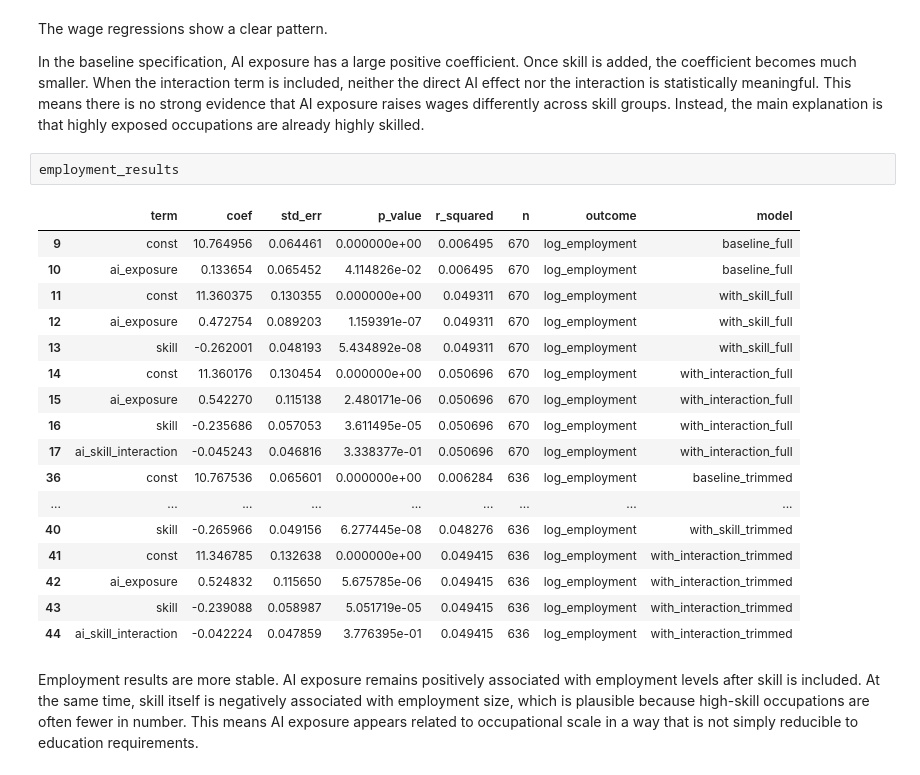
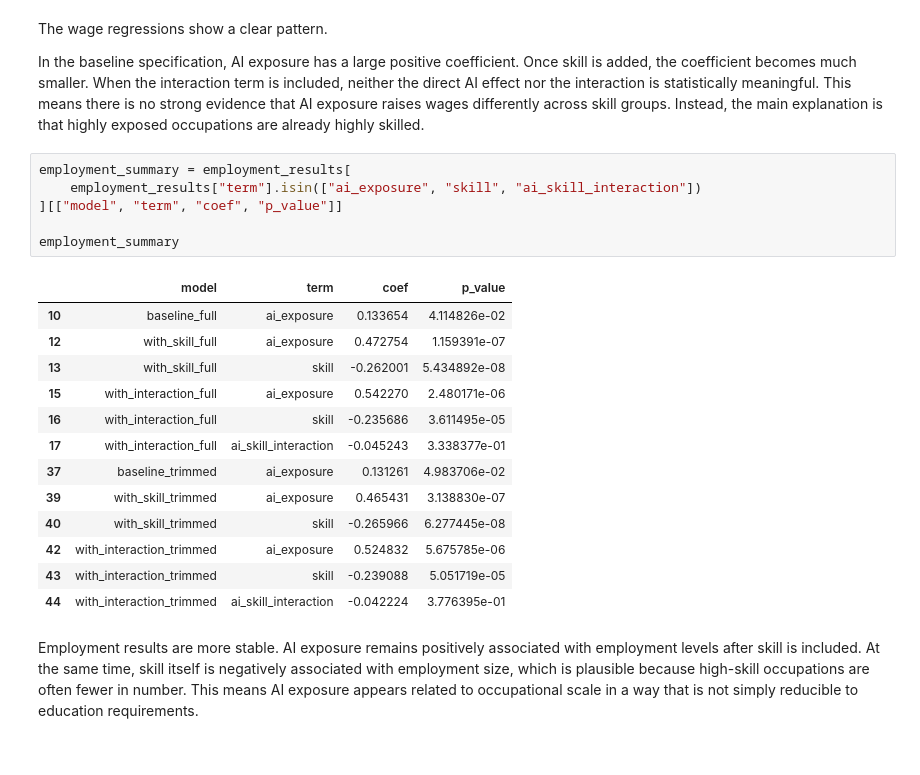
Before and after one commit to riyachandarana/Empirical-Project-2026, a Jupyter notebook: blog.ipynb, the cells around one changed output. Cells and saved outputs as stored; diff of their text form.

```diff
--- a/blog.ipynb
+++ b/blog.ipynb
@@ -176,25 +177,25 @@ The wage regressions show a clear pattern.
 
 In the baseline specification, AI exposure has a large positive coefficient. Once skill is added, the coefficient becomes much smaller. When the interaction term is included, neither the direct AI effect nor the interaction is statistically meaningful. This means there is no strong evidence that AI exposure raises wages differently across skill groups. Instead, the main explanation is that highly exposed occupations are already highly skilled.
 # %%
-employment_results
+employment_summary = employment_results[
+    employment_results["term"].isin(["ai_exposure", "skill", "ai_skill_interaction"])
+][["model", "term", "coef", "p_value"]]
+
+employment_summary
 # %% [output]
-|  | term | coef | std_err | p_value | r_squared | n | outcome | model |
-| 9 | const | 10.764956 | 0.064461 | 0.000000e+00 | 0.006495 | 670 | log_employment | baseline_full |
-| 10 | ai_exposure | 0.133654 | 0.065452 | 4.114826e-02 | 0.006495 | 670 | log_employment | baseline_full |
-| 11 | const | 11.360375 | 0.130355 | 0.000000e+00 | 0.049311 | 670 | log_employment | with_skill_full |
-| 12 | ai_exposure | 0.472754 | 0.089203 | 1.159391e-07 | 0.049311 | 670 | log_employment | with_skill_full |
-| 13 | skill | -0.262001 | 0.048193 | 5.434892e-08 | 0.049311 | 670 | log_employment | with_skill_full |
-| 14 | const | 11.360176 | 0.130454 | 0.000000e+00 | 0.050696 | 670 | log_employment | with_interaction_full |
-| 15 | ai_exposure | 0.542270 | 0.115138 | 2.480171e-06 | 0.050696 | 670 | log_employment | with_interaction_full |
-| 16 | skill | -0.235686 | 0.057053 | 3.611495e-05 | 0.050696 | 670 | log_employment | with_interaction_full |
-| 17 | ai_skill_interaction | -0.045243 | 0.046816 | 3.338377e-01 | 0.050696 | 670 | log_employment | with_interaction_full |
-| 36 | const | 10.767536 | 0.065601 | 0.000000e+00 | 0.006284 | 636 | log_employment | baseline_trimmed |
-| ... | ... | ... | ... | ... | ... | ... | ... | ... |
-| 40 | skill | -0.265966 | 0.049156 | 6.277445e-08 | 0.048276 | 636 | log_employment | with_skill_trimmed |
-| 41 | const | 11.346785 | 0.132638 | 0.000000e+00 | 0.049415 | 636 | log_employment | with_interaction_trimmed |
-| 42 | ai_exposure | 0.524832 | 0.115650 | 5.675785e-06 | 0.049415 | 636 | log_employment | with_interaction_trimmed |
-| 43 | skill | -0.239088 | 0.058987 | 5.051719e-05 | 0.049415 | 636 | log_employment | with_interaction_trimmed |
-| 44 | ai_skill_interaction | -0.042224 | 0.047859 | 3.776395e-01 | 0.049415 | 636 | log_employment | with_interaction_trimmed |
+|  | model | term | coef | p_value |
+| 10 | baseline_full | ai_exposure | 0.133654 | 4.114826e-02 |
+| 12 | with_skill_full | ai_exposure | 0.472754 | 1.159391e-07 |
+| 13 | with_skill_full | skill | -0.262001 | 5.434892e-08 |
+| 15 | with_interaction_full | ai_exposure | 0.542270 | 2.480171e-06 |
+| 16 | with_interaction_full | skill | -0.235686 | 3.611495e-05 |
+| 17 | with_interaction_full | ai_skill_interaction | -0.045243 | 3.338377e-01 |
+| 37 | baseline_trimmed | ai_exposure | 0.131261 | 4.983706e-02 |
+| 39 | with_skill_trimmed | ai_exposure | 0.465431 | 3.138830e-07 |
+| 40 | with_skill_trimmed | skill | -0.265966 | 6.277445e-08 |
+| 42 | with_interaction_trimmed | ai_exposure | 0.524832 | 5.675785e-06 |
+| 43 | with_interaction_trimmed | skill | -0.239088 | 5.051719e-05 |
+| 44 | with_interaction_trimmed | ai_skill_interaction | -0.042224 | 3.776395e-01 |
 # %% [markdown]
 Employment results are more stable. AI exposure remains positively associated with employment levels after skill is included. At the same time, skill itself is negatively associated with employment size, which is plausible because high-skill occupations are often fewer in number. This means AI exposure appears related to occupational scale in a way that is not simply reducible to education requirements.
 # %%
```
Also changed, not shown: parts of 3 cells of this notebook, 1 other file.
